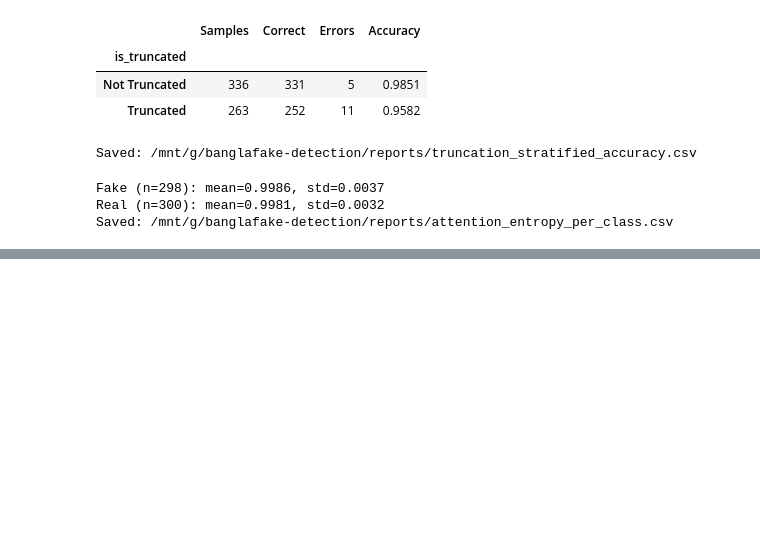
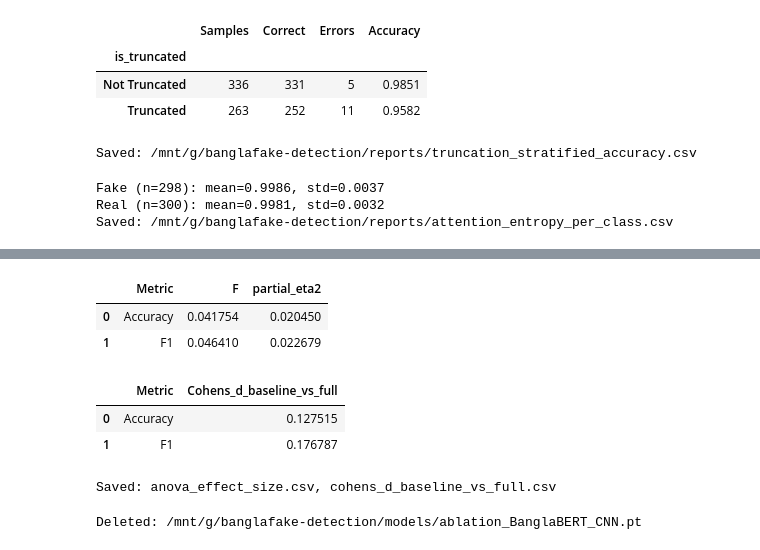
Before and after one commit to jaimulhaque/banglafake-detection, a Jupyter notebook: notebooks/05_ablation_interpretability.ipynb, the cells around one changed output, grey strips where cells are left out. Drawn from its saved outputs; the diff is of its cells as text; code cells hidden in the pictures; blank space fills up the shorter version.

```diff
--- a/notebooks/05_ablation_interpretability.ipynb
+++ b/notebooks/05_ablation_interpretability.ipynb
@@ -1603,0 +1795,48 @@ Saved: /mnt/g/banglafake-detection/reports/attention_entropy_per_class.csv
+# %%
+# Cell 31: ANOVA Effect Size (partial eta^2 + Cohen's d), reuses saved multi-seed CSV
+msr = pd.read_csv(os.path.join(REPORTS_DIR, "multi_seed_raw_results.csv"))
+anova_res = pd.read_csv(os.path.join(REPORTS_DIR, "anova_architecture_effect.csv"))
+
+k, n = msr["Model"].nunique(), msr["Seed"].nunique()
+eff_rows = []
+for _, row in anova_res.iterrows():
+    F = row["F_statistic"]
+    df_effect, df_error = k-1, (k-1)*(n-1)
+    partial_eta2 = (F*df_effect) / (F*df_effect + df_error)
+    eff_rows.append({"Metric": row["Metric"], "F": F, "partial_eta2": partial_eta2})
+effect_df = pd.DataFrame(eff_rows)
+display(effect_df)
+
+# Cohen's d: BanglaBERT-only vs Full model, per metric, across seeds
+d_rows = []
+for metric in ["Accuracy","F1"]:
+    a = msr[msr["Model"]=="BanglaBERT-only"][metric].values
+    b = msr[msr["Model"]=="BanglaBERT+CNN+Attention (Full)"][metric].values
+    pooled_sd = np.sqrt((a.std(ddof=1)**2 + b.std(ddof=1)**2)/2)
+    d = (a.mean()-b.mean())/pooled_sd if pooled_sd>0 else 0.0
+    d_rows.append({"Metric":metric,"Cohens_d_baseline_vs_full":d})
+d_df = pd.DataFrame(d_rows)
+display(d_df)
+
+effect_df.to_csv(os.path.join(REPORTS_DIR,"anova_effect_size.csv"), index=False)
+d_df.to_csv(os.path.join(REPORTS_DIR,"cohens_d_baseline_vs_full.csv"), index=False)
+print("Saved: anova_effect_size.csv, cohens_d_baseline_vs_full.csv")
+# %% [output]
+|  | Metric | F | partial_eta2 |
+| 0 | Accuracy | 0.041754 | 0.020450 |
+| 1 | F1 | 0.046410 | 0.022679 |
+|  | Metric | Cohens_d_baseline_vs_full |
+| 0 | Accuracy | 0.127515 |
+| 1 | F1 | 0.176787 |
+Saved: anova_effect_size.csv, cohens_d_baseline_vs_full.csv
+# %%
+# Cell 31b: Delete corrupted CNN checkpoint
+import os
+p = os.path.join(MODELS_DIR, "ablation_BanglaBERT_CNN.pt")
+if os.path.exists(p):
+    os.remove(p)
+    print("Deleted:", p)
+else:
+    print("Not found:", p)
+# %% [output]
+Deleted: /mnt/g/banglafake-detection/models/ablation_BanglaBERT_CNN.pt
```
Also changed, not shown: parts of 13 cells of this notebook, 9 other files.
